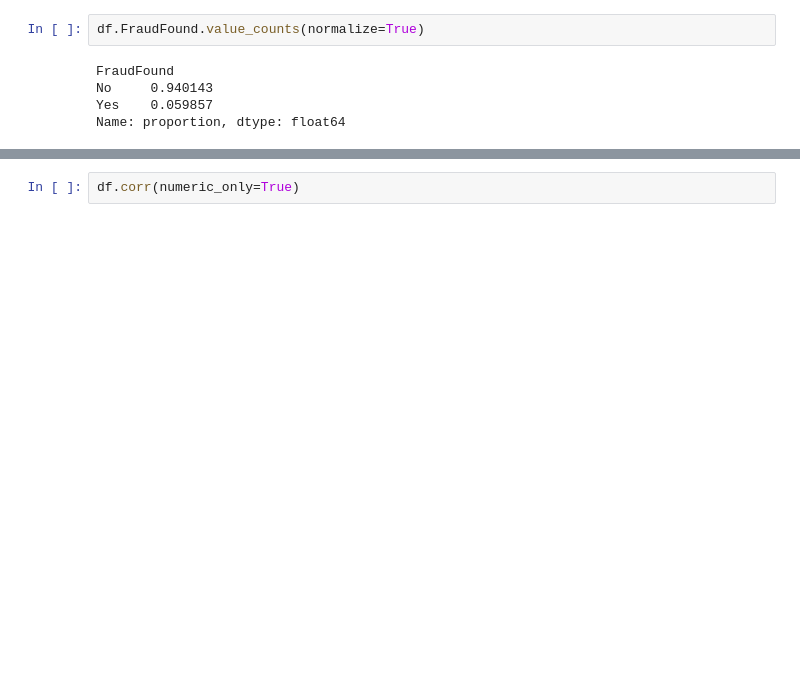
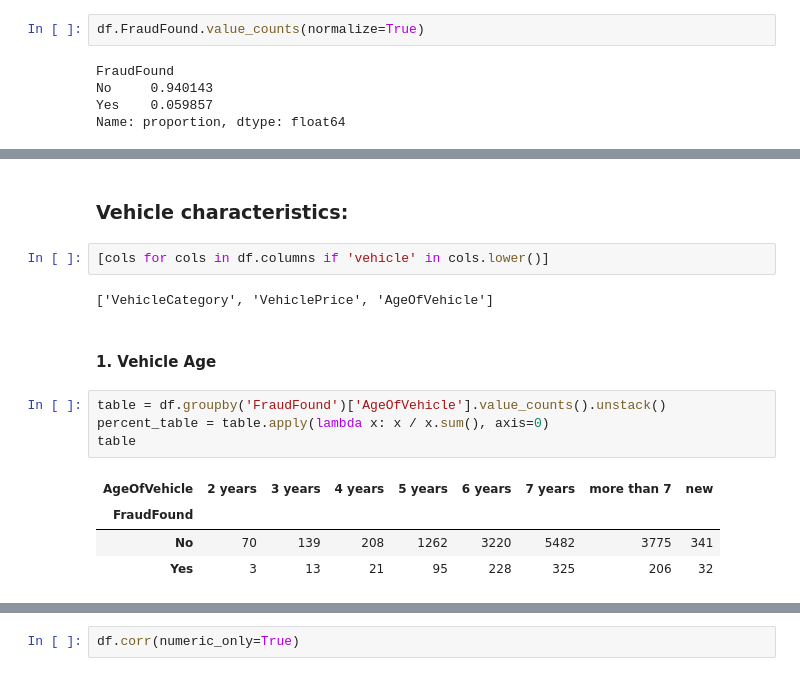
Before and after one commit to fatinshariff/auto-insurance-fraud-detection, a Jupyter notebook: data_exploration.ipynb, the cells around one changed output, grey strips where cells are left out. Saved outputs shown, nothing was run; the diff lists cells and outputs as text; blank space fills up the shorter version.

```diff
--- a/data_exploration.ipynb
+++ b/data_exploration.ipynb
@@ -149,0 +237,17 @@ As clarified earlier, this is an inbalance dataset with ~6% target is fraud.
+# %% [markdown]
+### Vehicle characteristics:
+# %%
+[cols for cols in df.columns if 'vehicle' in cols.lower()]
+# %% [output]
+['VehicleCategory', 'VehiclePrice', 'AgeOfVehicle']
+# %% [markdown]
+#### 1. Vehicle Age
+# %%
+table = df.groupby('FraudFound')['AgeOfVehicle'].value_counts().unstack()
+percent_table = table.apply(lambda x: x / x.sum(), axis=0)
+table
+# %% [output]
+| AgeOfVehicle | 2 years | 3 years | 4 years | 5 years | 6 years | 7 years | more than 7 | new |
+| FraudFound |  |  |  |  |  |  |  |  |
+| No | 70 | 139 | 208 | 1262 | 3220 | 5482 | 3775 | 341 |
+| Yes | 3 | 13 | 21 | 95 | 228 | 325 | 206 | 32 |
```
Also changed, not shown: parts of 58 cells of this notebook.
